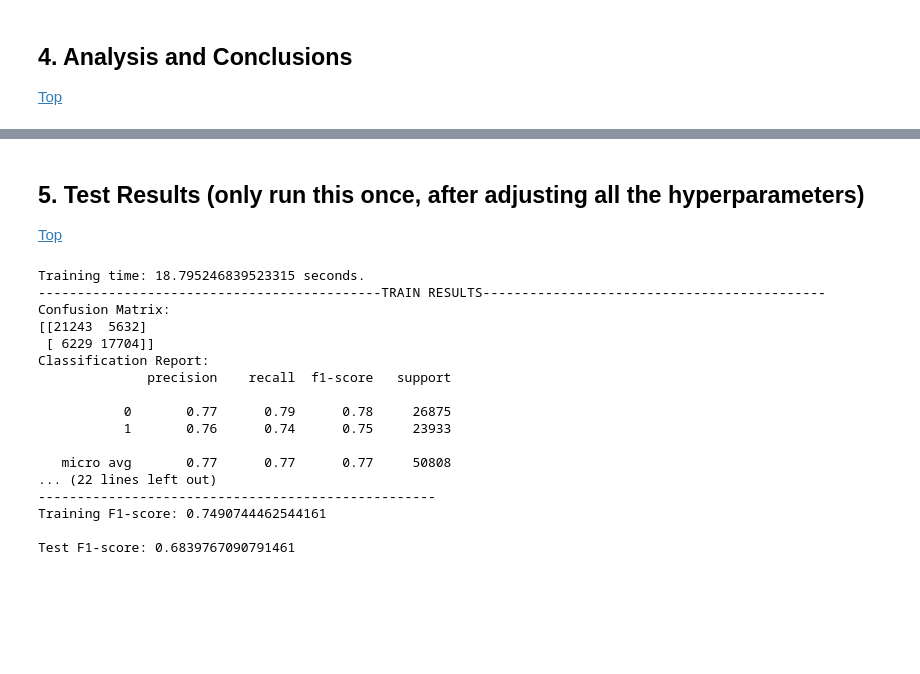
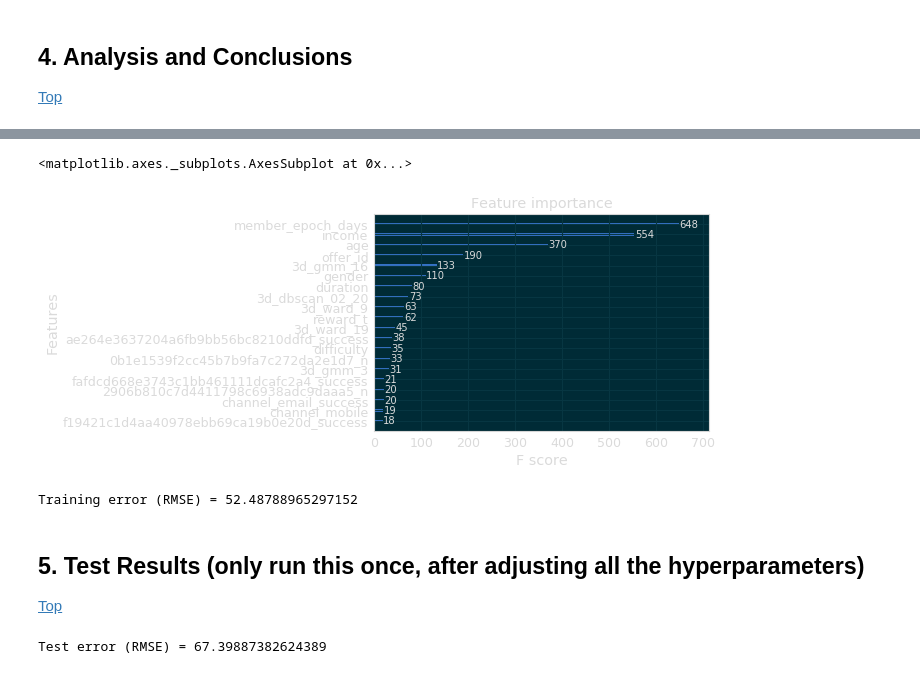
Before and after one commit to mtasende/starbucks-advertising, a Jupyter notebook: notebooks/profit_10_days_experiments/e000-mt-template-estimator.ipynb, the cells around one changed output, grey strips where cells are left out. Saved outputs shown, nothing was run; the diff lists cells and outputs as text; code cells hidden in the pictures; blank space fills up the shorter version.

```diff
--- a/notebooks/profit_10_days_experiments/e000-mt-template-estimator.ipynb
+++ b/notebooks/profit_10_days_experiments/e000-mt-template-estimator.ipynb
@@ -166,23 +119,18 @@ Validation F1-score: 0.6801798586824639
+# %%
+plot_importance(model.profits_model.named_steps['estimator'], max_num_features=n_feats)
+# %% [output]
+<matplotlib.axes._subplots.AxesSubplot at 0x...>
+[figure, added]
+# %%
+y_train_pred = model.predict(X_train)
+print('Training error (RMSE) = {}'.format(np.sqrt(mse(y_train['profit_10_days'], y_train_pred))))
+# %% [output]
+Training error (RMSE) = 52.48788965297152
 # %% [markdown]
 ## 5. Test Results (only run this once, after adjusting all the hyperparameters) <a id='test'/>
 [Top](#top)
-# %%
-evos.offer_success_test(model)
-# %% [output]
-Training time: 18.795246839523315 seconds.
---------------------------------------------TRAIN RESULTS--------------------------------------------
-Confusion Matrix:
-[[21243  5632]
- [ 6229 17704]]
-Classification Report:
-              precision    recall  f1-score   support
-
-           0       0.77      0.79      0.78     26875
-           1       0.76      0.74      0.75     23933
-
-   micro avg       0.77      0.77      0.77     50808
-... (22 lines left out)
----------------------------------------------------
-Training F1-score: 0.7490744462544161
-
-Test F1-score: 0.6839767090791461
+# %%
+y_test_pred = model.predict(X_test)
+print('Test error (RMSE) = {}'.format(np.sqrt(mse(y_test['profit_10_days'], y_test_pred))))
+# %% [output]
+Test error (RMSE) = 67.39887382624389
```
Also changed, not shown: parts of 23 cells of this notebook, 4 other files.
